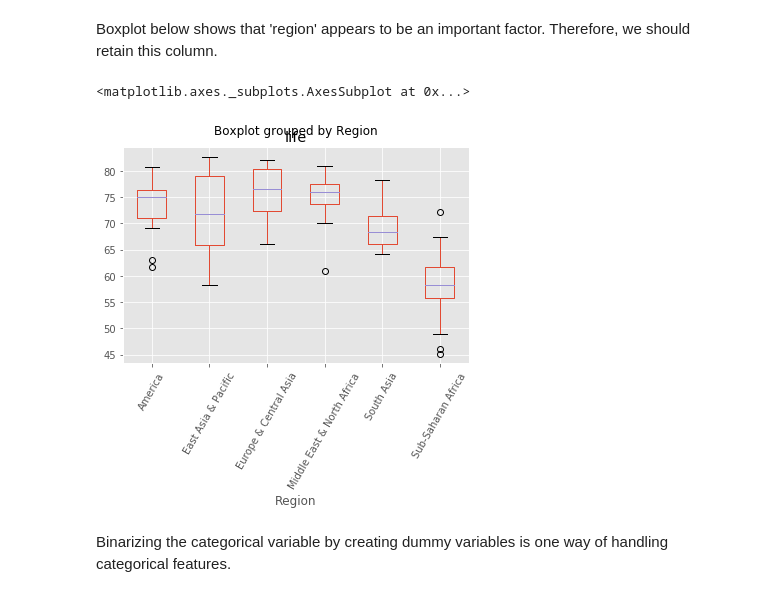
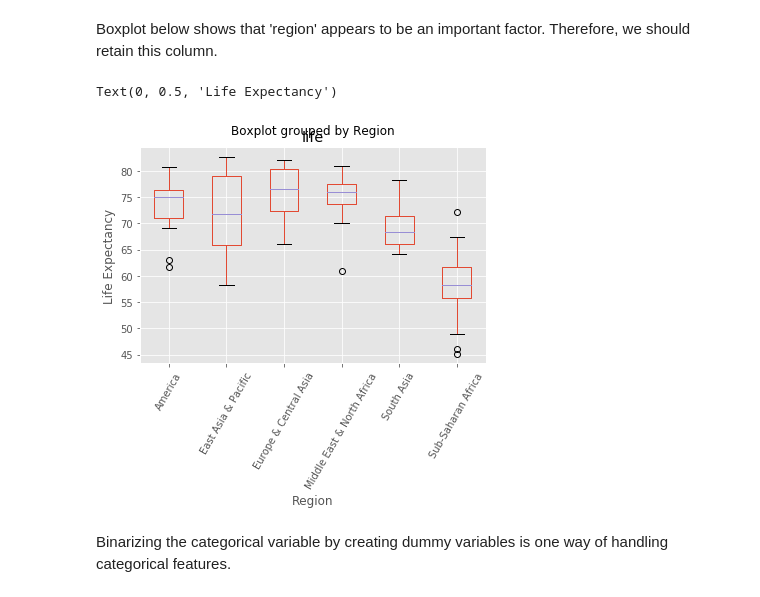
Before and after one commit to kaymal/Machine-Learning-with-Python, a Jupyter notebook: Supervised Learning-Regression.ipynb, the cells around one changed output. Saved outputs shown, nothing was run; the diff lists cells and outputs as text; code cells hidden in the pictures.

```diff
--- a/Supervised Learning-Regression.ipynb
+++ b/Supervised Learning-Regression.ipynb
@@ -251,10 +321,13 @@ Now that we have cross-validated the model, we can trust more on our predictions
 ## Regression with Categorical Features
 # %% [markdown]
 Boxplot below shows that 'region' appears to be an important factor. Therefore, we should retain this column.
-# %%
-df.boxplot('life','Region', rot=60)
-# %% [output]
-<matplotlib.axes._subplots.AxesSubplot at 0x...>
-[figure, removed]
+# %%
+# Create boxplot: Region vs. life
+df.boxplot('life','Region', rot=60)
+plt.xlabel('Region')
+plt.ylabel('Life Expectancy')
+# %% [output]
+Text(0, 0.5, 'Life Expectancy')
+[figure, added]
 # %% [markdown]
 Binarizing the categorical variable by creating dummy variables is one way of handling categorical features.
```
Also changed, not shown: parts of 43 cells of this notebook.
